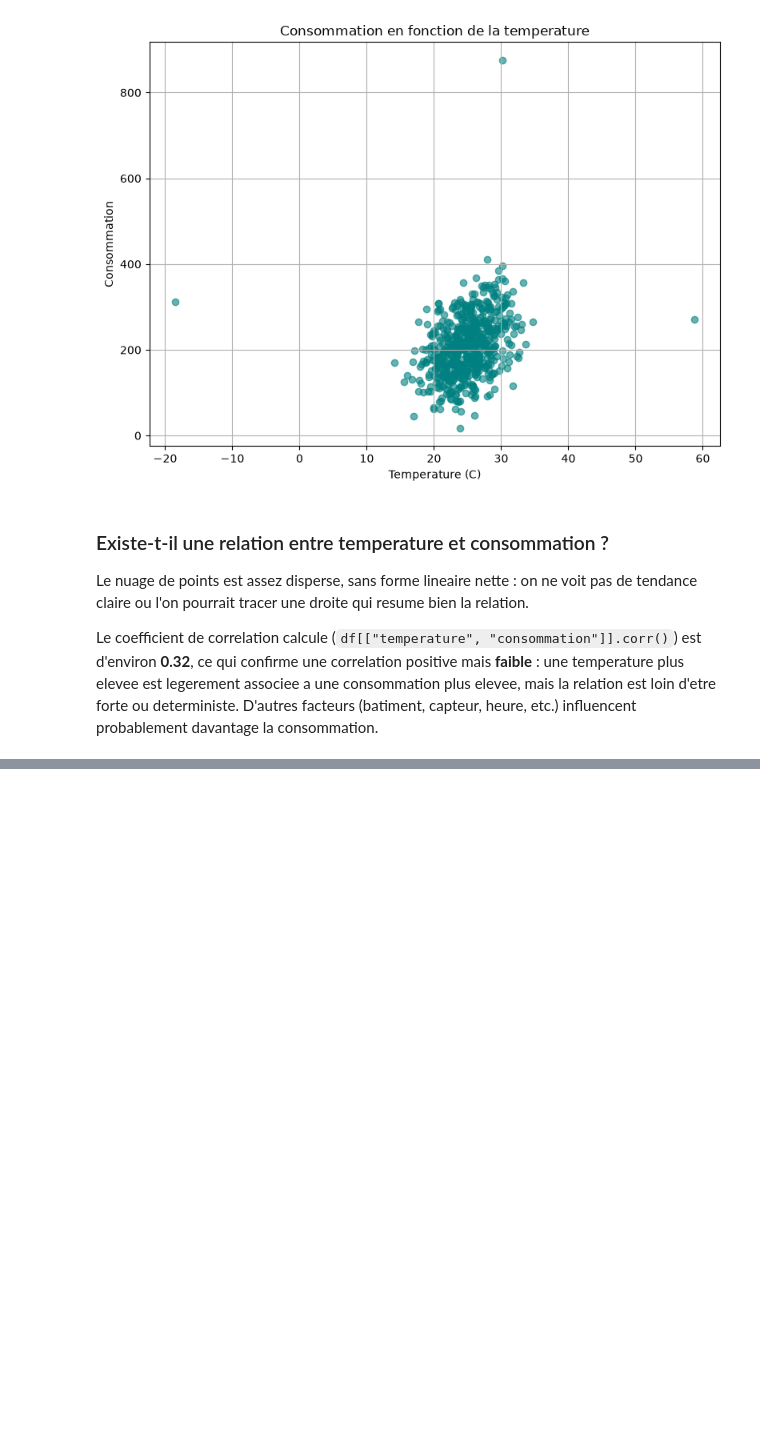
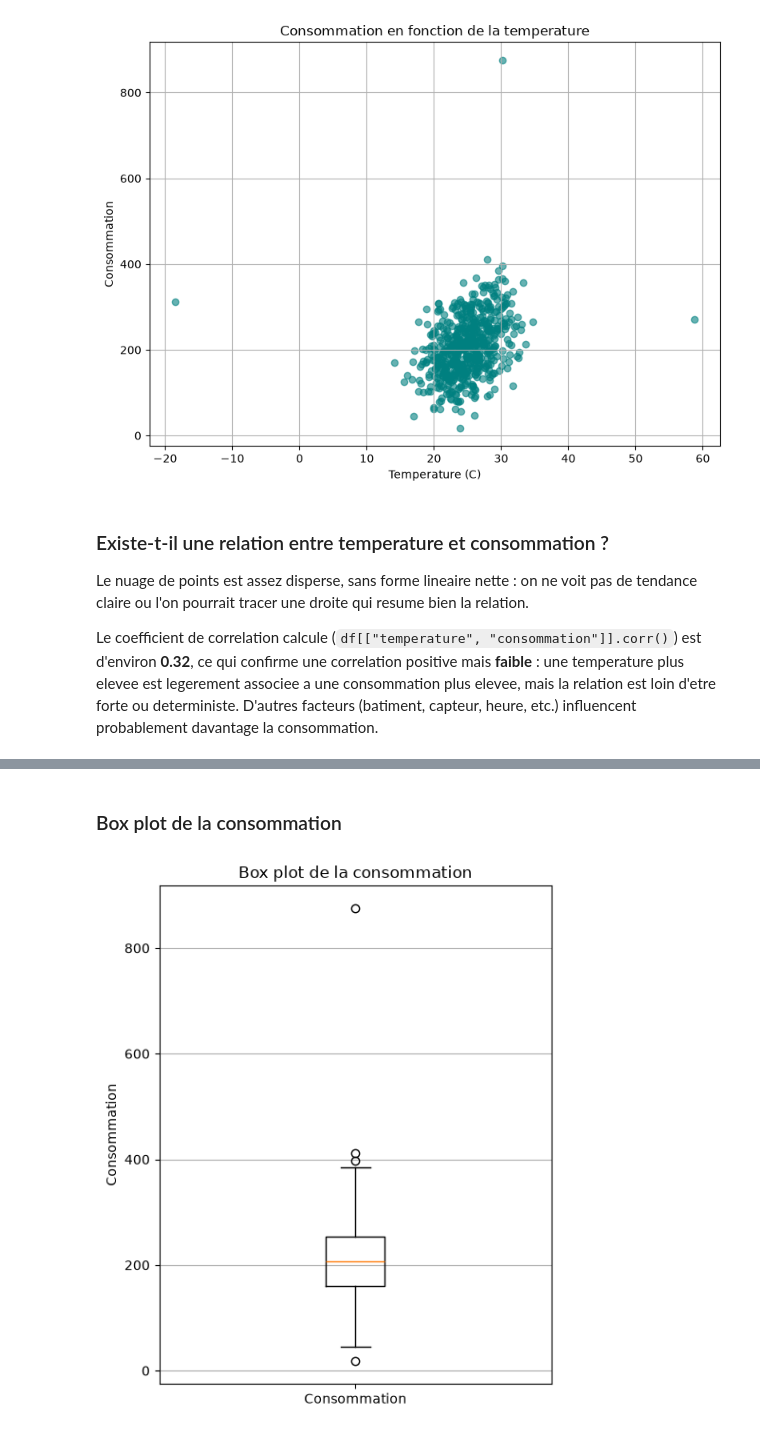
Before and after one commit to maigadems/atelier_matplotlib_iot, a Jupyter notebook: notebooks/atelier_matplotlib_iot.ipynb, the cells around one changed output, grey strips where cells are left out. Drawn from its saved outputs; the diff is of its cells as text; code cells hidden in the pictures; blank space fills up the shorter version.

```diff
--- a/notebooks/atelier_matplotlib_iot.ipynb
+++ b/notebooks/atelier_matplotlib_iot.ipynb
@@ -203,0 +226,16 @@ Le coefficient de correlation calcule (`df[["temperature", "consommation"]].corr
+# %% [markdown]
+### Box plot de la consommation
+# %%
+consommation_clean = df["consommation"].dropna()
+
+plt.figure(figsize=(5, 6))
+plt.boxplot(consommation_clean, tick_labels=["Consommation"])
+
+plt.title("Box plot de la consommation")
+plt.ylabel("Consommation")
+plt.grid(axis="y")
+
+plt.tight_layout()
+plt.show()
+# %% [output]
+[figure, added]
```
Also changed, not shown: parts of 5 cells of this notebook, 1 other file.
